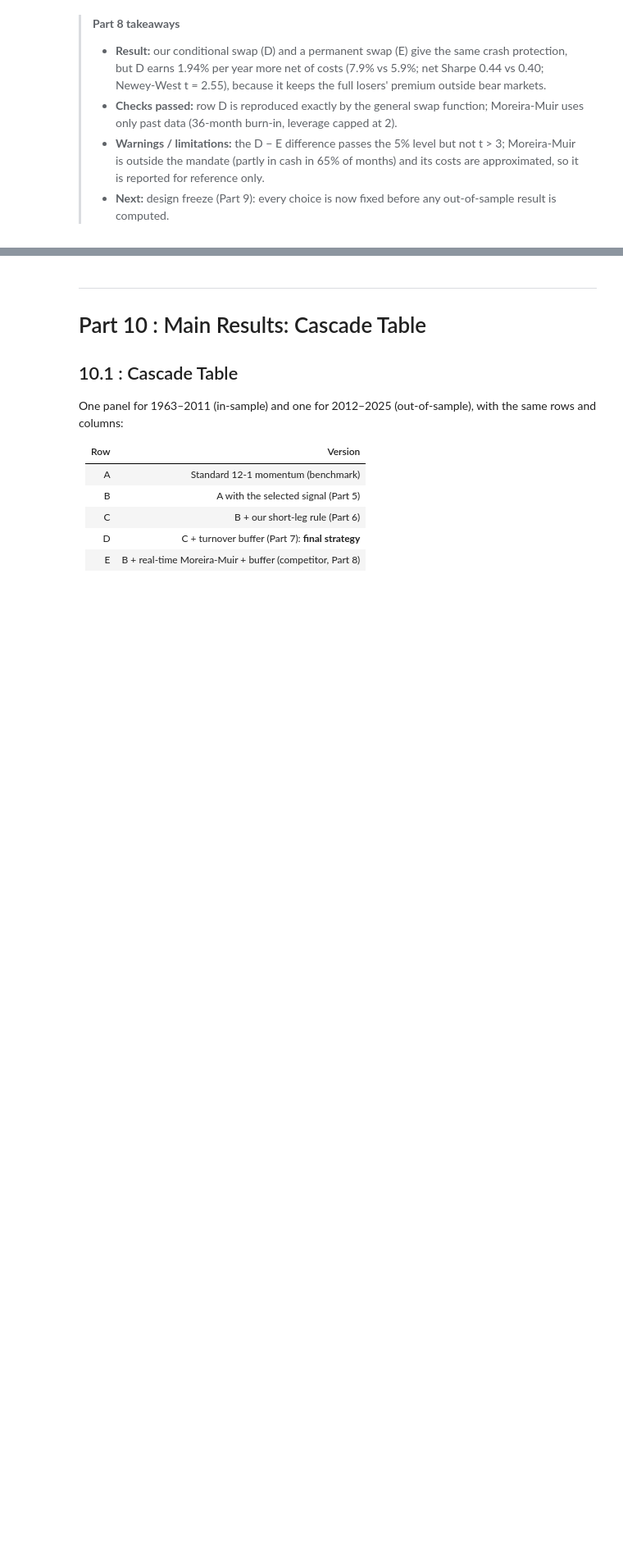
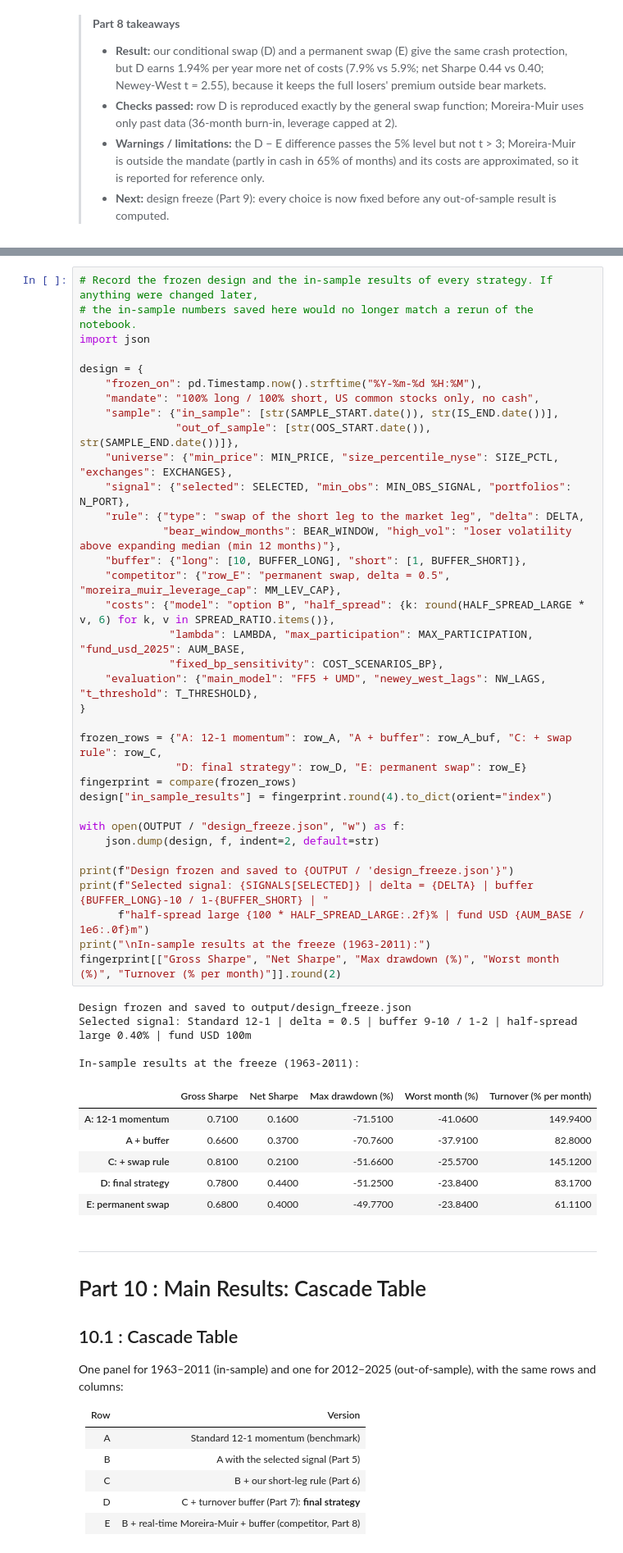
Before and after one commit to olol2/AppliedInvestments, a Jupyter notebook: Momentum_Robust_Notebook.ipynb, the cells around one changed output, grey strips where cells are left out. Shown at 82% size. Drawn from its saved outputs; the diff is of its cells as text; blank space fills up the shorter version.

```diff
--- a/Momentum_Robust_Notebook.ipynb
+++ b/Momentum_Robust_Notebook.ipynb
@@ -2308,3 +2336,49 @@ From this point on, no parameter is changed. The out-of-sample panel in Part 10
+# %%
+# Record the frozen design and the in-sample results of every strategy. If anything were changed later,
+# the in-sample numbers saved here would no longer match a rerun of the notebook.
+import json
+
+design = {
+    "frozen_on": pd.Timestamp.now().strftime("%Y-%m-%d %H:%M"),
+    "mandate": "100% long / 100% short, US common stocks only, no cash",
+    "sample": {"in_sample": [str(SAMPLE_START.date()), str(IS_END.date())],
+               "out_of_sample": [str(OOS_START.date()), str(SAMPLE_END.date())]},
+    "universe": {"min_price": MIN_PRICE, "size_percentile_nyse": SIZE_PCTL, "exchanges": EXCHANGES},
+    "signal": {"selected": SELECTED, "min_obs": MIN_OBS_SIGNAL, "portfolios": N_PORT},
+    "rule": {"type": "swap of the short leg to the market leg", "delta": DELTA,
+             "bear_window_months": BEAR_WINDOW, "high_vol": "loser volatility above expanding median (min 12 months)"},
+    "buffer": {"long": [10, BUFFER_LONG], "short": [1, BUFFER_SHORT]},
+    "competitor": {"row_E": "permanent swap, delta = 0.5", "moreira_muir_leverage_cap": MM_LEV_CAP},
+    "costs": {"model": "option B", "half_spread": {k: round(HALF_SPREAD_LARGE * v, 6) for k, v in SPREAD_RATIO.items()},
+              "lambda": LAMBDA, "max_participation": MAX_PARTICIPATION, "fund_usd_2025": AUM_BASE,
+              "fixed_bp_sensitivity": COST_SCENARIOS_BP},
+    "evaluation": {"main_model": "FF5 + UMD", "newey_west_lags": NW_LAGS, "t_threshold": T_THRESHOLD},
+}
+
+frozen_rows = {"A: 12-1 momentum": row_A, "A + buffer": row_A_buf, "C: + swap rule": row_C,
+               "D: final strategy": row_D, "E: permanent swap": row_E}
+fingerprint = compare(frozen_rows)
+design["in_sample_results"] = fingerprint.round(4).to_dict(orient="index")
+
+with open(OUTPUT / "design_freeze.json", "w") as f:
+    json.dump(design, f, indent=2, default=str)
+
+print(f"Design frozen and saved to {OUTPUT / 'design_freeze.json'}")
+print(f"Selected signal: {SIGNALS[SELECTED]} | delta = {DELTA} | buffer {BUFFER_LONG}-10 / 1-{BUFFER_SHORT} | "
+      f"half-spread large {100 * HALF_SPREAD_LARGE:.2f}% | fund USD {AUM_BASE / 1e6:.0f}m")
+print("\nIn-sample results at the freeze (1963-2011):")
+fingerprint[["Gross Sharpe", "Net Sharpe", "Max drawdown (%)", "Worst month (%)", "Turnover (% per month)"]].round(2)
+# %% [output]
+Design frozen and saved to output/design_freeze.json
+Selected signal: Standard 12-1 | delta = 0.5 | buffer 9-10 / 1-2 | half-spread large 0.40% | fund USD 100m
+
+In-sample results at the freeze (1963-2011):
+|  | Gross Sharpe | Net Sharpe | Max drawdown (%) | Worst month (%) | Turnover (% per month) |
+| A: 12-1 momentum | 0.7100 | 0.1600 | -71.5100 | -41.0600 | 149.9400 |
+| A + buffer | 0.6600 | 0.3700 | -70.7600 | -37.9100 | 82.8000 |
+| C: + swap rule | 0.8100 | 0.2100 | -51.6600 | -25.5700 | 145.1200 |
+| D: final strategy | 0.7800 | 0.4400 | -51.2500 | -23.8400 | 83.1700 |
+| E: permanent swap | 0.6800 | 0.4000 | -49.7700 | -23.8400 | 61.1100 |
 # %% [markdown]
 ---
 # Part 10 : Main Results: Cascade Table
```
Also changed, not shown: parts of 3 cells of this notebook, 1 other file.
